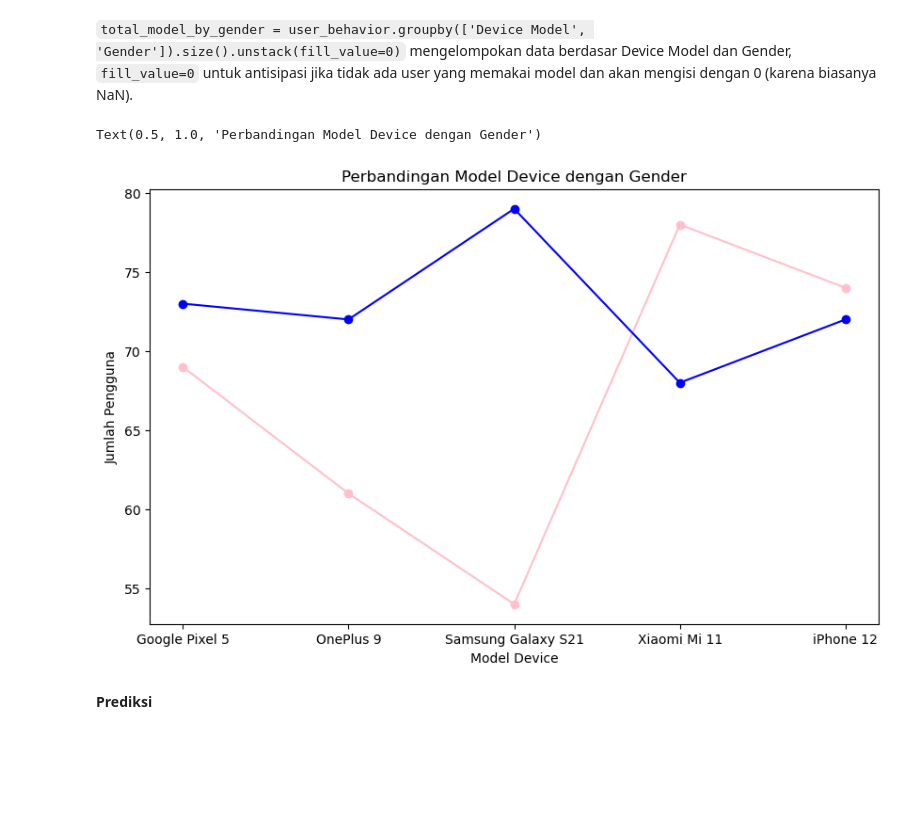
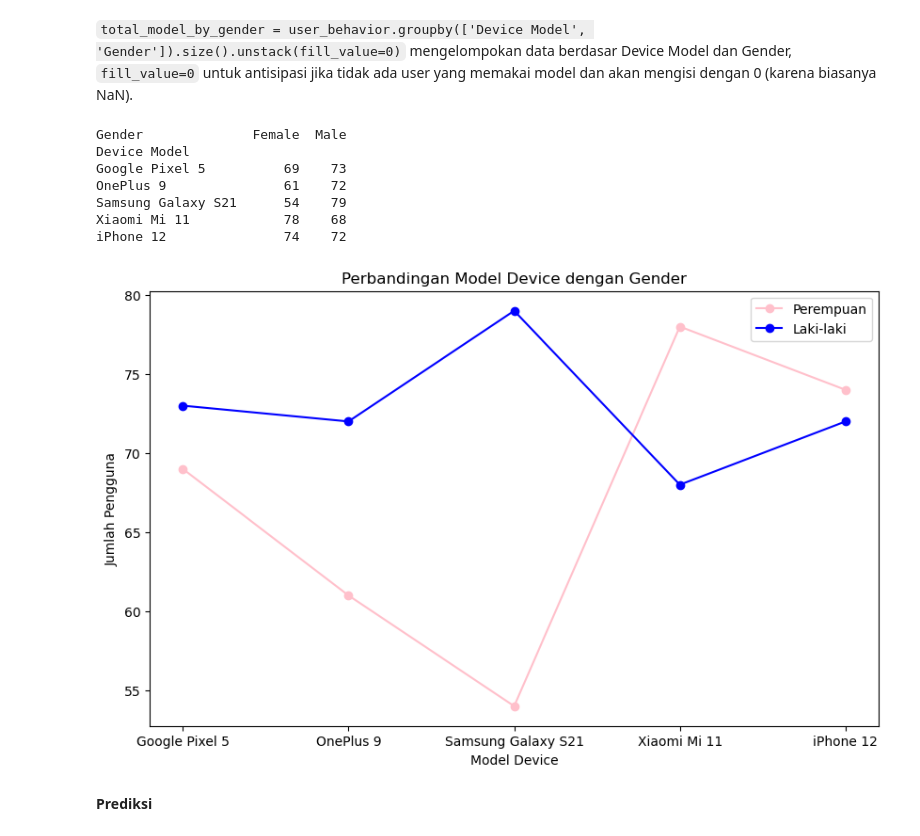
Before and after one commit to Bokibyte/PProKom, a Jupyter notebook: Semester_3/Data_Mining/P2_1611/Project_UTS.ipynb, the cells around one changed output. Drawn from its saved outputs; the diff is of its cells as text; code cells hidden in the pictures; blank space fills up the shorter version.

```diff
--- a/Semester_3/Data_Mining/P2_1611/Project_UTS.ipynb
+++ b/Semester_3/Data_Mining/P2_1611/Project_UTS.ipynb
@@ -246,21 +248,31 @@ print(total_by_device)
 # %%
 total_model_by_gender = user_behavior.groupby(['Device Model', 'Gender']).size().unstack(fill_value=0)
 
 plt.figure(figsize=(10, 6))
 
 # Garis untuk perempuan
 plt.plot(total_model_by_gender.index, total_model_by_gender['Female'], marker='o', label='Perempuan', color='pink')
 
 # Garis untuk laki-laki
 plt.plot(total_model_by_gender.index, total_model_by_gender['Male'], marker='o', label='Laki-laki', color='blue')
 
 # Bikin label
 plt.xlabel('Model Device')
 plt.ylabel('Jumlah Pengguna')
 plt.title('Perbandingan Model Device dengan Gender')
+plt.legend()
+
+# tampilkan secara plain text
+print(total_model_by_gender)
 # %% [output]
-Text(0.5, 1.0, 'Perbandingan Model Device dengan Gender')
+Gender              Female  Male
+Device Model
+Google Pixel 5          69    73
+OnePlus 9               61    72
+Samsung Galaxy S21      54    79
+Xiaomi Mi 11            78    68
+iPhone 12               74    72
-[figure, old version]
+[figure, new version]
 # %% [markdown]
 **Prediksi**
 # %% [markdown]
```
Also changed, not shown: parts of 10 cells of this notebook.
